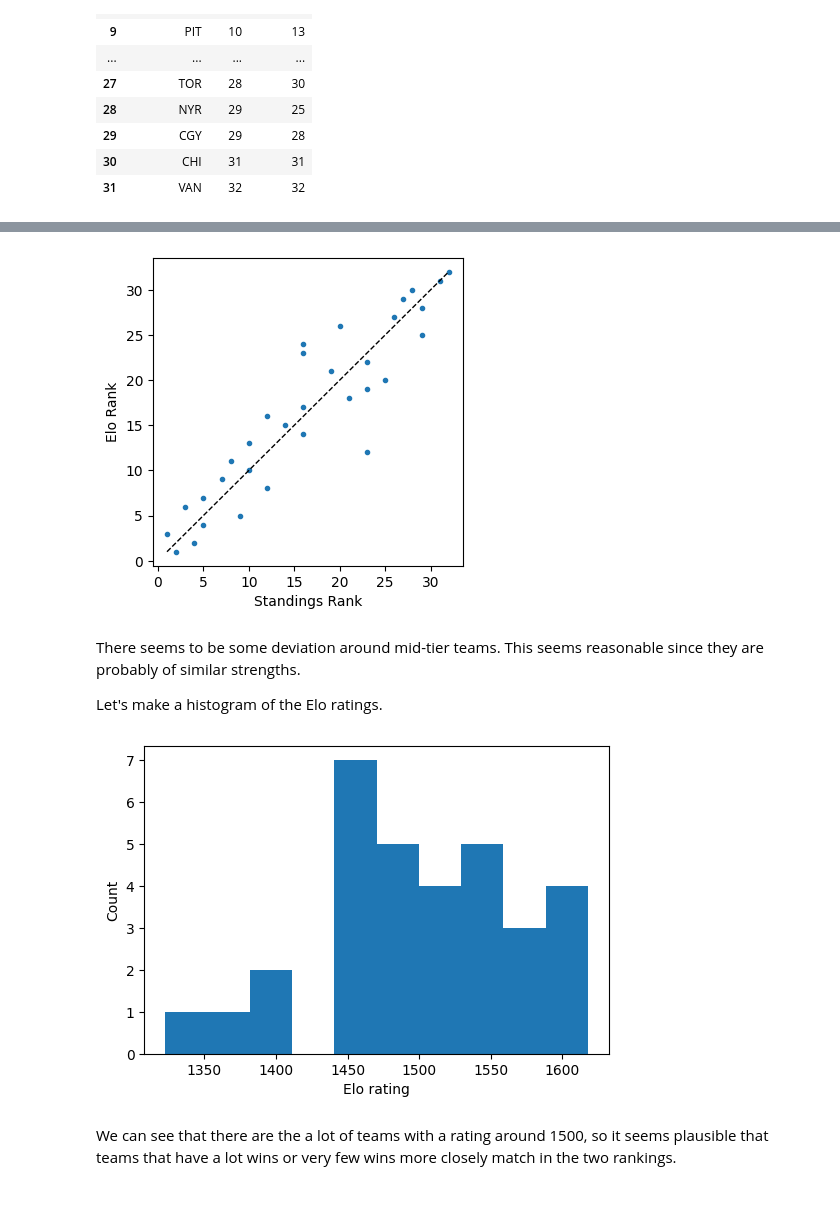
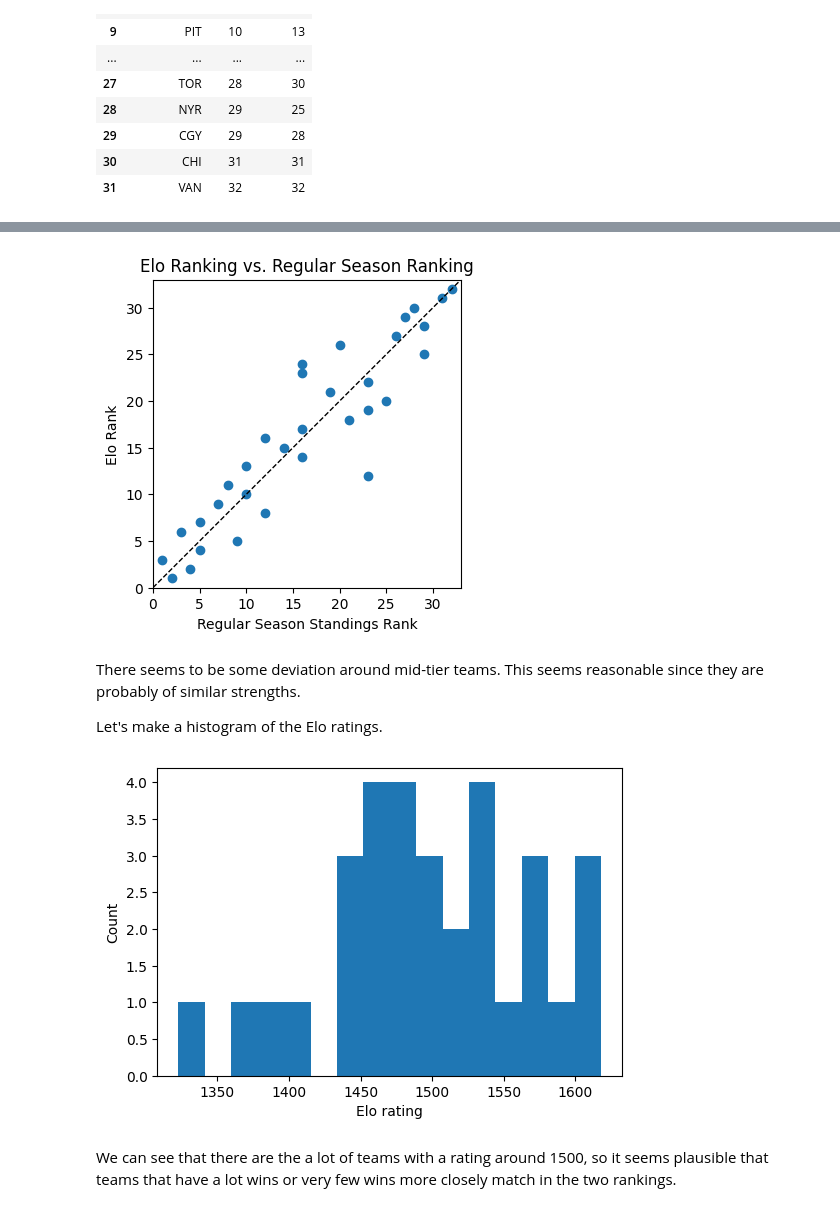
Before and after one commit to mattrflew/nhl-playoff-pool-optimizer, a Jupyter notebook: notebooks/04_Elo_rating.ipynb, the cells around one changed output, grey strips where cells are left out. Drawn from its saved outputs; the diff is of its cells as text; code cells hidden in the pictures.

```diff
--- a/notebooks/04_Elo_rating.ipynb
+++ b/notebooks/04_Elo_rating.ipynb
@@ -513,29 +540,43 @@ standings[["teamAbbrev", "rank", "elo_rank"]]
 # %%
-fig, ax = plt.subplots(figsize=(4,4))
-ax.plot(standings["rank"], standings["elo_rank"], '.')
+fig, ax = plt.subplots(figsize=(6,4))
+ax.scatter(standings["rank"], standings["elo_rank"])
 
-ax.plot([1,32], [1,32], '--', color='k', linewidth=1)
+lims = [0,33]
 
-ax.set_xlabel("Standings Rank")
+ax.plot(lims, lims, '--', color='k', linewidth=1)
+
+ax.set_xlabel("Regular Season Standings Rank")
 ax.set_ylabel("Elo Rank")
 
+ax.set_title("Elo Ranking vs. Regular Season Ranking")
+
+ax.set_xlim(lims)
+ax.set_ylim(lims)
+
+ax.set_aspect('equal', adjustable='box')
+
 plt.show()
+
+# fig.savefig(
+#     "../outputs/figures/elo_rank_vs_standings.svg",
+#     bbox_inches="tight"
+# )
 # %% [output]
-[figure, old version]
+[figure, new version]
 # %% [markdown]
 There seems to be some deviation around mid-tier teams. This seems reasonable since they are probably of similar strengths.
 
 Let's make a histogram of the Elo ratings.
 # %%
 fig, ax = plt.subplots(figsize=(6,4))
-ax.hist(standings["rating"])
+ax.hist(standings["rating"], bins=16)
 
 ax.set_xlabel("Elo rating")
 ax.set_ylabel("Count")
 
 plt.show()
 # %% [output]
-[figure, old version]
+[figure, new version]
 # %% [markdown]
 We can see that there are the a lot of teams with a rating around 1500, so it seems plausible that teams that have a lot wins or very few wins more closely match in the two rankings.
 # %%
```
Also changed, not shown: parts of 6 cells of this notebook, 18 other files.
